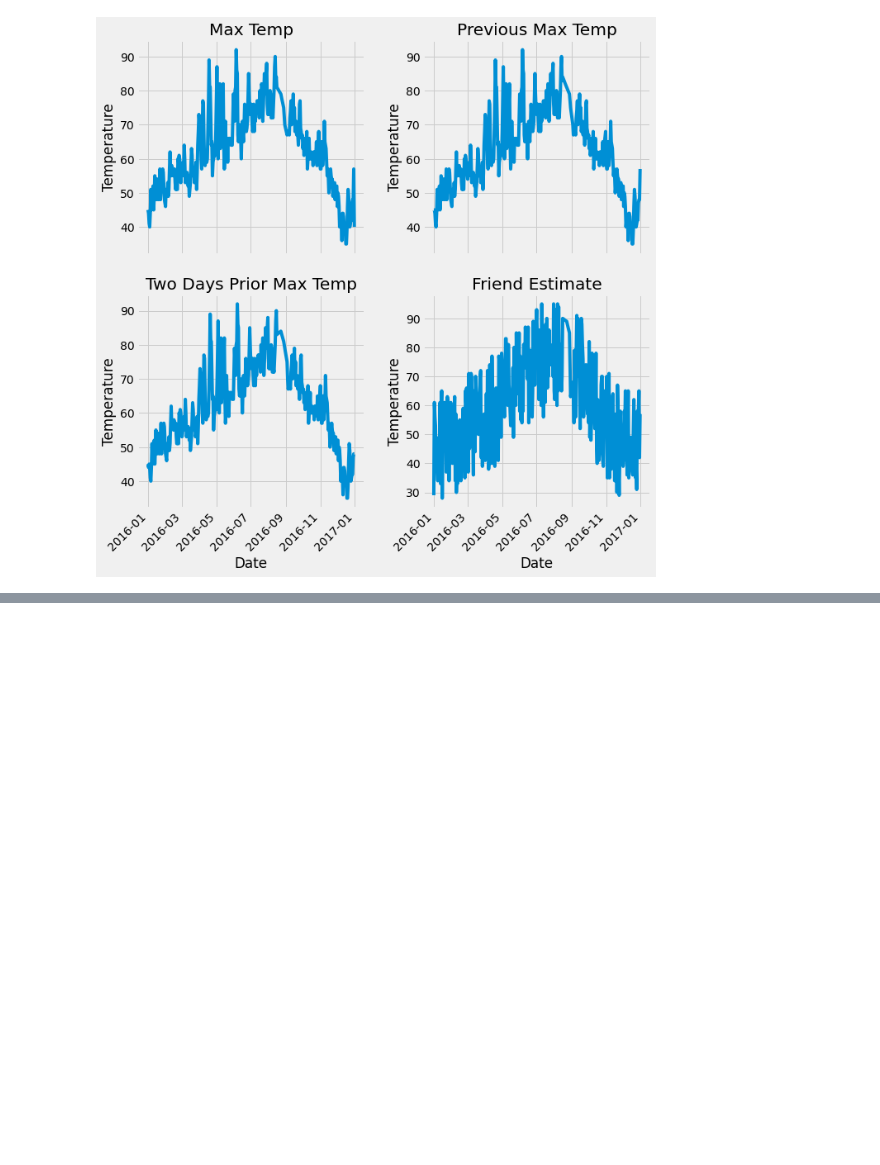
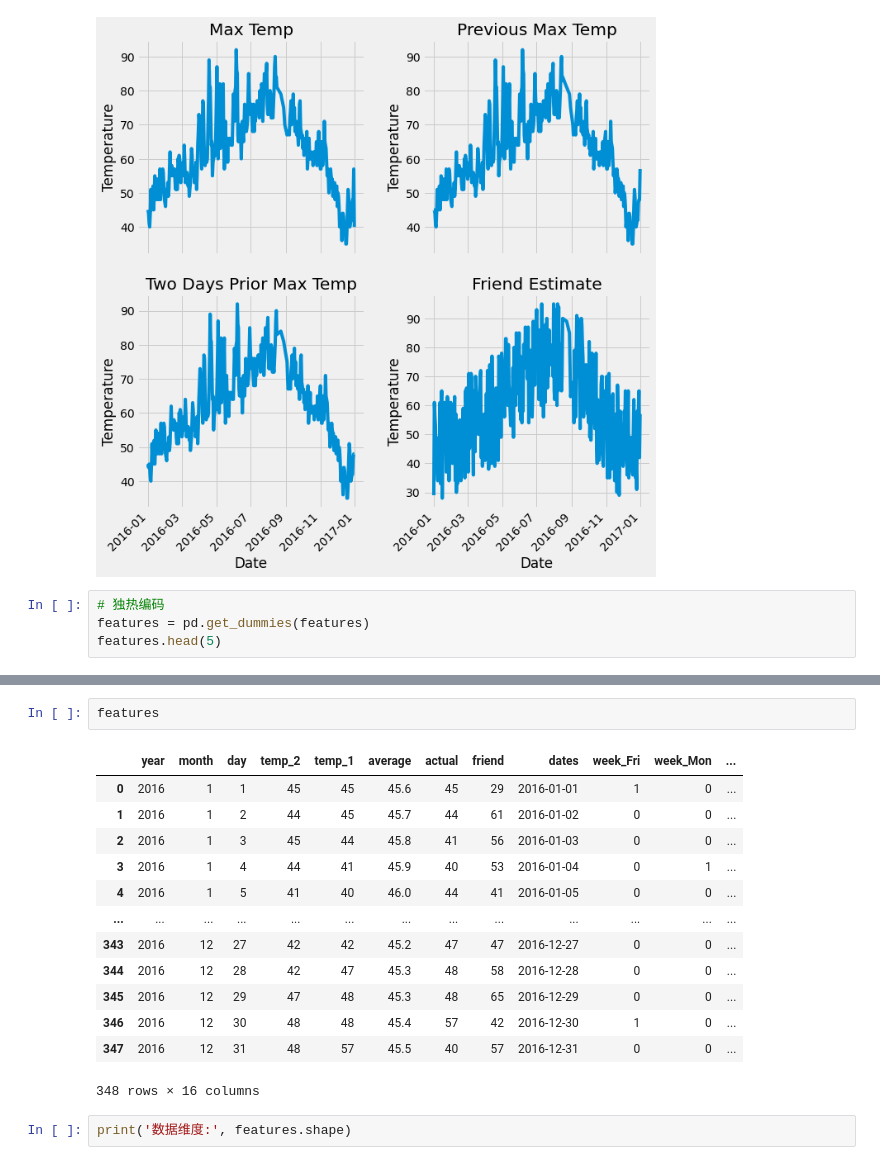
Before and after one commit to xiangnan0811/torchTest, a Jupyter notebook: notebook/demo/搭建PyTorch神经网络进行气温预测.ipynb, the cells around one changed output, grey strips where cells are left out. Saved outputs shown, nothing was run; the diff lists cells and outputs as text; blank space fills up the shorter version.

```diff
--- a/notebook/demo/搭建PyTorch神经网络进行气温预测.ipynb
+++ b/notebook/demo/搭建PyTorch神经网络进行气温预测.ipynb
@@ -68,3 +68,7 @@ ax4.set_xlabel('Date'); ax4.set_ylabel('Temperature'); ax4.set_title('Friend Est
 plt.tight_layout(pad=2)
 # %% [output]
 [figure]
+# %%
+# 独热编码
+features = pd.get_dummies(features)
+features.head(5)
@@ -70,0 +82,18 @@ plt.tight_layout(pad=2)
+# %%
+features
+# %% [output]
+|  | year | month | day | temp_2 | temp_1 | average | actual | friend | dates | week_Fri | week_Mon | ... |
+| 0 | 2016 | 1 | 1 | 45 | 45 | 45.6 | 45 | 29 | 2016-01-01 | 1 | 0 | ... |
+| 1 | 2016 | 1 | 2 | 44 | 45 | 45.7 | 44 | 61 | 2016-01-02 | 0 | 0 | ... |
+| 2 | 2016 | 1 | 3 | 45 | 44 | 45.8 | 41 | 56 | 2016-01-03 | 0 | 0 | ... |
+| 3 | 2016 | 1 | 4 | 44 | 41 | 45.9 | 40 | 53 | 2016-01-04 | 0 | 1 | ... |
+| 4 | 2016 | 1 | 5 | 41 | 40 | 46.0 | 44 | 41 | 2016-01-05 | 0 | 0 | ... |
+| ... | ... | ... | ... | ... | ... | ... | ... | ... | ... | ... | ... | ... |
+| 343 | 2016 | 12 | 27 | 42 | 42 | 45.2 | 47 | 47 | 2016-12-27 | 0 | 0 | ... |
+| 344 | 2016 | 12 | 28 | 42 | 47 | 45.3 | 48 | 58 | 2016-12-28 | 0 | 0 | ... |
+| 345 | 2016 | 12 | 29 | 47 | 48 | 45.3 | 48 | 65 | 2016-12-29 | 0 | 0 | ... |
+| 346 | 2016 | 12 | 30 | 48 | 48 | 45.4 | 57 | 42 | 2016-12-30 | 1 | 0 | ... |
+| 347 | 2016 | 12 | 31 | 48 | 57 | 45.5 | 40 | 57 | 2016-12-31 | 0 | 0 | ... |
+348 rows × 16 columns
+# %%
+print('数据维度:', features.shape)
```
Also changed, not shown: parts of 8 cells of this notebook.
